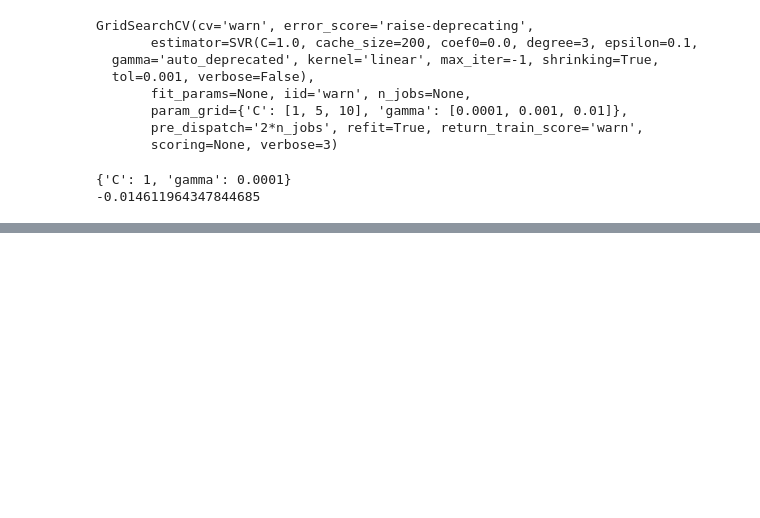
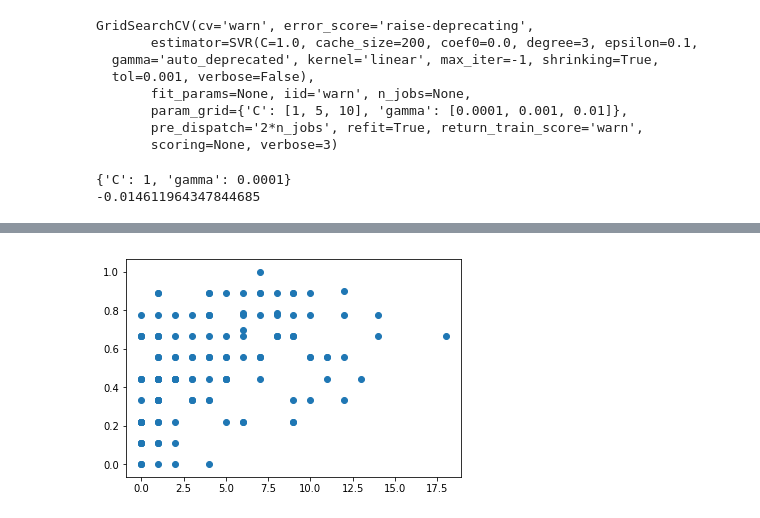
Before and after one commit to danielyan2013/final-berkeley-project, a Jupyter notebook: Untitled.ipynb, the cells around one changed output, grey strips where cells are left out. Saved outputs shown, nothing was run; the diff lists cells and outputs as text; code cells hidden in the pictures; blank space fills up the shorter version.

```diff
--- a/Untitled.ipynb
+++ b/Untitled.ipynb
@@ -131,0 +154,6 @@ print(grid.best_score_)
+# %%
+fourstar = df["4"]
+plt.scatter(fourstar, y)
+plt.show()
+# %% [output]
+[figure, added]
```
Also changed, not shown: parts of 16 cells of this notebook, 2 other files.
